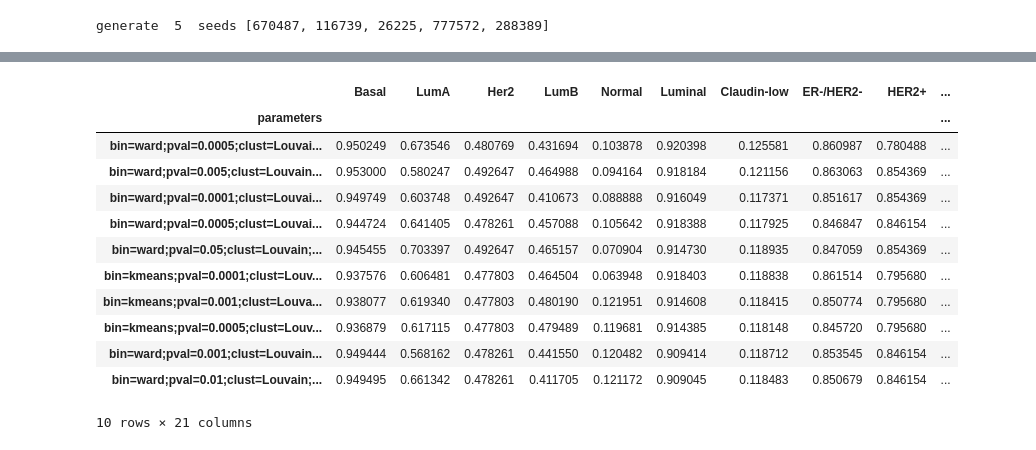
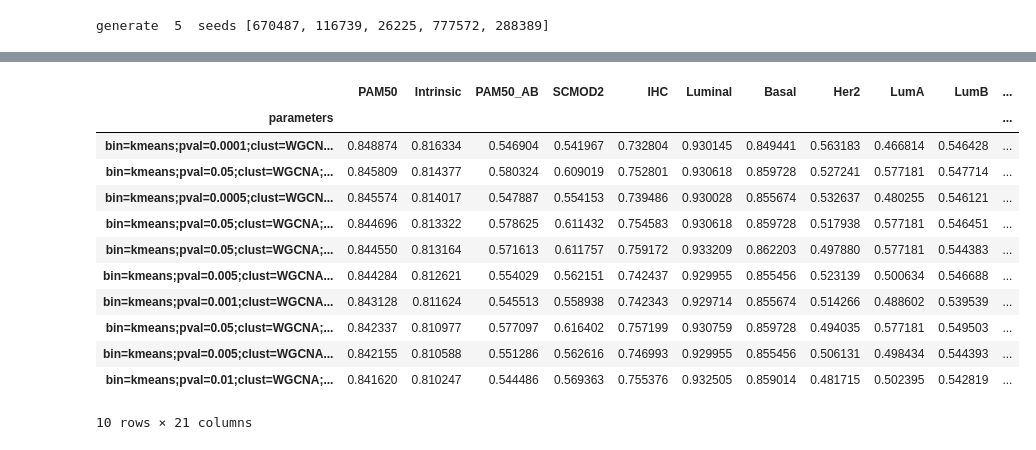
Before and after one commit to ozolotareva/unpast_paper, a Jupyter notebook: evaluation_on_real_data.ipynb, the cells around one changed output, grey strips where cells are left out. Drawn from its saved outputs; the diff is of its cells as text; code cells hidden in the pictures.

Commit message:
performance evaluation and the approach to matching predicted and true sample sets are updated

```diff
--- a/evaluation_on_real_data.ipynb
+++ b/evaluation_on_real_data.ipynb
@@ -156,17 +167,16 @@ out_dir = "results_on_real_data_WGCNA/"
 ds_values = [0,1,2,3,4]
 dch = 0.995
 
-for run in range(n_runs):
-    seed = seeds[run]
-    for pval in pvals:
-        for bin_method in bin_methods:
-            for ds in ds_values:
-
-                # save parameters as a ;-separated string
-                params = "bin="+bin_method+";pval="+str(pval)
-                params += ";clust="+"WGCNA"+";ds="+str(ds)+";dch="+str(dch)
-                #print("run",run,seed,params)
-                params_dict = {"parameters":params, "seed":seed,"run":run}
+for pval in pvals:
+    for bin_method in bin_methods:
+        for ds in ds_values:
+            # save parameters as a ;-separated string
+            params = "bin="+bin_method+";pval="+str(pval)
+            params += ";clust="+"WGCNA"+";ds="+str(ds)+";dch="+str(dch)
+            print()
+            for r in range(n_runs):
+                seed = seeds[r]
+                params_dict = {"parameters":params, "seed":seed,"run":r}
 
                 ### running TCGA or reading results
                 try:
@@ -187,9 +197,8 @@ for run in range(n_runs):
                     time_t = time()-t0
                     # find the best matches between TCGA biclusters and subtypes
                     # and calculate overall performance == weighted sum of Jaccard indexes
-                    performance_t = calculate_perfromance(result_t, known_groups_t,
-                                                          freqs_t, set(exprs_t.columns.values),
-                                                          classifications=classifications)
+                    performance_t, bm_dict_t = calculate_perfromance(result_t, known_groups_t,all_samples_t)
+                    performance_t = performance_t.to_dict()
                     performance_t.update(params_dict)
                     performance_t["time"] = time_t
                     subt_t.append(performance_t)
@@ -219,9 +228,8 @@ for run in range(n_runs):
                     time_m = time()-t0
                     # find the best matches between METABRIC biclusters and subtypes
                     # and calculate overall performance == weighted sum of Jaccard indexes
-                    performance_m = calculate_perfromance(result_m, known_groups_m,
-                                                          freqs_m, set(exprs_m.columns.values),
-                                                          classifications=classifications)
+                    performance_m,bm_dict_m = calculate_perfromance(result_m, known_groups_m,all_samples_m)
+                    performance_m = performance_m.to_dict()
                     performance_m.update(params_dict)
                     performance_m["time"] = time_m
                     subt_m.append(performance_m)
@@ -231,6 +239,8 @@ for run in range(n_runs):
                     print(fname)
                     m_failed = True
                     subt_m.append(params_dict)
+
+                print(params,seed, round(performance_t["PAM50"],3),round(performance_m["PAM50"],3))
 
                 # compare clustering results - only if gene sets are defined for each cluster
                 if not (t_failed or m_failed):
@@ -244,0 +273,4 @@ for run in range(n_runs):
+# %%
+cl = "Intrinsic"
+df = pd.DataFrame.from_records(subt_t).groupby("parameters").agg("mean").sort_values(cl,ascending = False)
+df.head(10)
@@ -245,17 +291,17 @@ for run in range(n_runs):
 # %%
-df = pd.DataFrame.from_records(subt_t).groupby("parameters").agg("mean").sort_values("overall_performance_Intrinsic",ascending = False)
-df.head(10)
+df2 = pd.DataFrame.from_records(subt_m).groupby("parameters").agg("mean").sort_values(cl,ascending = False)
+df2.head(10)
 # %% [output]
-|  | Basal | LumA | Her2 | LumB | Normal | Luminal | Claudin-low | ER-/HER2- | HER2+ | ... |
-| parameters |  |  |  |  |  |  |  |  |  | ... |
-| bin=ward;pval=0.0005;clust=Louvai... | 0.950249 | 0.673546 | 0.480769 | 0.431694 | 0.103878 | 0.920398 | 0.125581 | 0.860987 | 0.780488 | ... |
-| bin=ward;pval=0.005;clust=Louvain... | 0.953000 | 0.580247 | 0.492647 | 0.464988 | 0.094164 | 0.918184 | 0.121156 | 0.863063 | 0.854369 | ... |
-| bin=ward;pval=0.0001;clust=Louvai... | 0.949749 | 0.603748 | 0.492647 | 0.410673 | 0.088888 | 0.916049 | 0.117371 | 0.851617 | 0.854369 | ... |
-| bin=ward;pval=0.0005;clust=Louvai... | 0.944724 | 0.641405 | 0.478261 | 0.457088 | 0.105642 | 0.918388 | 0.117925 | 0.846847 | 0.846154 | ... |
-| bin=ward;pval=0.05;clust=Louvain;... | 0.945455 | 0.703397 | 0.492647 | 0.465157 | 0.070904 | 0.914730 | 0.118935 | 0.847059 | 0.854369 | ... |
-| bin=kmeans;pval=0.0001;clust=Louv... | 0.937576 | 0.606481 | 0.477803 | 0.464504 | 0.063948 | 0.918403 | 0.118838 | 0.861514 | 0.795680 | ... |
-| bin=kmeans;pval=0.001;clust=Louva... | 0.938077 | 0.619340 | 0.477803 | 0.480190 | 0.121951 | 0.914608 | 0.118415 | 0.850774 | 0.795680 | ... |
-| bin=kmeans;pval=0.0005;clust=Louv... | 0.936879 | 0.617115 | 0.477803 | 0.479489 | 0.119681 | 0.914385 | 0.118148 | 0.845720 | 0.795680 | ... |
-| bin=ward;pval=0.001;clust=Louvain... | 0.949444 | 0.568162 | 0.478261 | 0.441550 | 0.120482 | 0.909414 | 0.118712 | 0.853545 | 0.846154 | ... |
-| bin=ward;pval=0.01;clust=Louvain;... | 0.949495 | 0.661342 | 0.478261 | 0.411705 | 0.121172 | 0.909045 | 0.118483 | 0.850679 | 0.846154 | ... |
+|  | PAM50 | Intrinsic | PAM50_AB | SCMOD2 | IHC | Luminal | Basal | Her2 | LumA | LumB | ... |
+| parameters |  |  |  |  |  |  |  |  |  |  | ... |
+| bin=kmeans;pval=0.0001;clust=WGCN... | 0.848874 | 0.816334 | 0.546904 | 0.541967 | 0.732804 | 0.930145 | 0.849441 | 0.563183 | 0.466814 | 0.546428 | ... |
+| bin=kmeans;pval=0.05;clust=WGCNA;... | 0.845809 | 0.814377 | 0.580324 | 0.609019 | 0.752801 | 0.930618 | 0.859728 | 0.527241 | 0.577181 | 0.547714 | ... |
+| bin=kmeans;pval=0.0005;clust=WGCN... | 0.845574 | 0.814017 | 0.547887 | 0.554153 | 0.739486 | 0.930028 | 0.855674 | 0.532637 | 0.480255 | 0.546121 | ... |
+| bin=kmeans;pval=0.05;clust=WGCNA;... | 0.844696 | 0.813322 | 0.578625 | 0.611432 | 0.754583 | 0.930618 | 0.859728 | 0.517938 | 0.577181 | 0.546451 | ... |
+| bin=kmeans;pval=0.05;clust=WGCNA;... | 0.844550 | 0.813164 | 0.571613 | 0.611757 | 0.759172 | 0.933209 | 0.862203 | 0.497880 | 0.577181 | 0.544383 | ... |
+| bin=kmeans;pval=0.005;clust=WGCNA... | 0.844284 | 0.812621 | 0.554029 | 0.562151 | 0.742437 | 0.929955 | 0.855456 | 0.523139 | 0.500634 | 0.546688 | ... |
+| bin=kmeans;pval=0.001;clust=WGCNA... | 0.843128 | 0.811624 | 0.545513 | 0.558938 | 0.742343 | 0.929714 | 0.855674 | 0.514266 | 0.488602 | 0.539539 | ... |
+| bin=kmeans;pval=0.05;clust=WGCNA;... | 0.842337 | 0.810977 | 0.577097 | 0.616402 | 0.757199 | 0.930759 | 0.859728 | 0.494035 | 0.577181 | 0.549503 | ... |
+| bin=kmeans;pval=0.005;clust=WGCNA... | 0.842155 | 0.810588 | 0.551286 | 0.562616 | 0.746993 | 0.929955 | 0.855456 | 0.506131 | 0.498434 | 0.544393 | ... |
+| bin=kmeans;pval=0.01;clust=WGCNA;... | 0.841620 | 0.810247 | 0.544486 | 0.569363 | 0.755376 | 0.932505 | 0.859014 | 0.481715 | 0.502395 | 0.542819 | ... |
 10 rows × 21 columns
```
Also changed, not shown: parts of 18 cells of this notebook, 1 other file.
